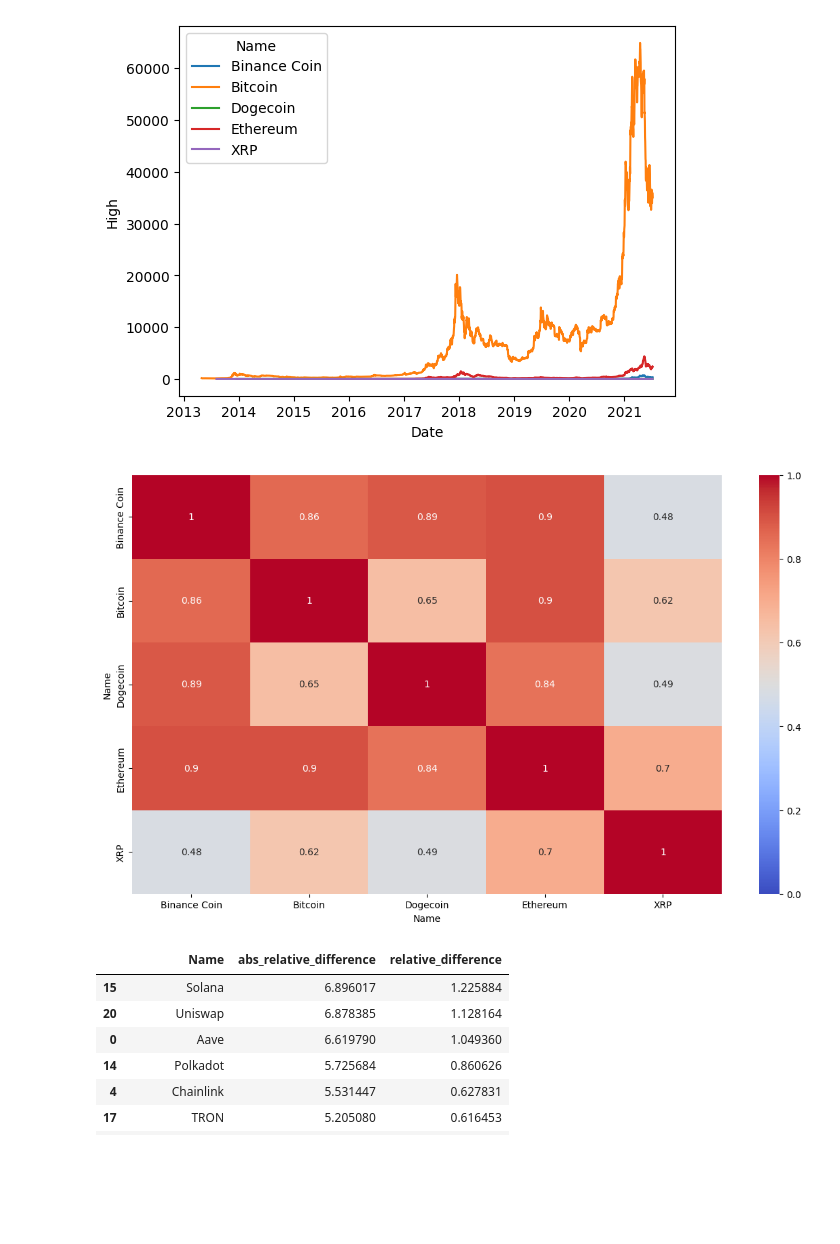
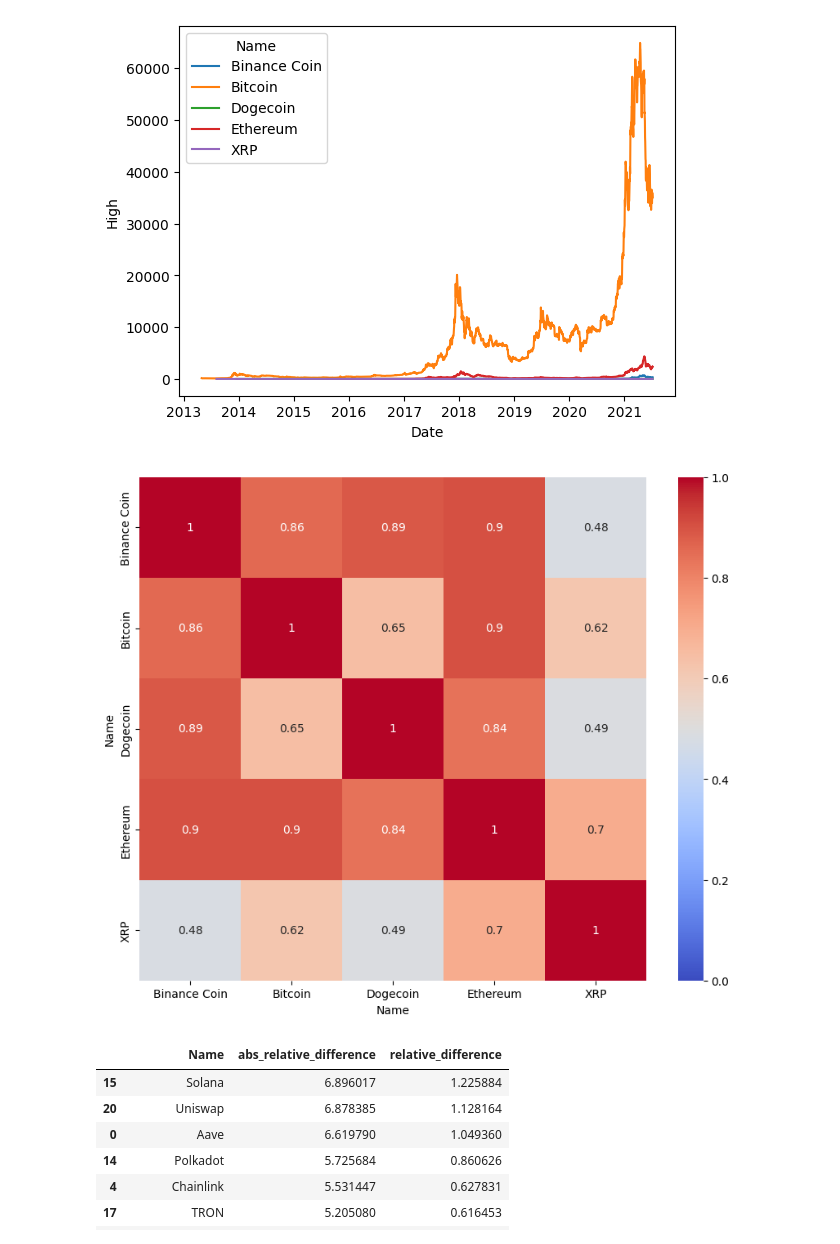
Before and after one commit to alejomaar/Network-Science-for-Data-Analytics, a Jupyter notebook: homework_1/cryptocurrencies.ipynb, the cells around one changed output. Drawn from its saved outputs; the diff is of its cells as text; code cells hidden in the pictures; blank space fills up the shorter version.

```diff
--- a/homework_1/cryptocurrencies.ipynb
+++ b/homework_1/cryptocurrencies.ipynb
@@ -361,10 +468,10 @@ sns.lineplot(data=top_5_cryptos_df, x="Date", y="High", hue="Name")
 # %%
 pivot_cryptos = top_5_cryptos_df.groupby(['Date', 'Name'])['Close'].last().unstack()
 # %%
-plt.figure(figsize=(14,8))
+plt.figure(figsize=(10,8))
 sns.heatmap(pivot_cryptos.corr(),vmin=0, vmax=1, cmap='coolwarm', annot=True);
 # %% [output]
-[figure, old version]
+[figure, new version]
 # %%
 df['relative_difference'] = ((df["Close"] - df["Open"]) / df["Open"]) * 100
 df['abs_relative_difference'] = np.abs(df['relative_difference'])
```
Also changed, not shown: parts of 14 cells of this notebook.
